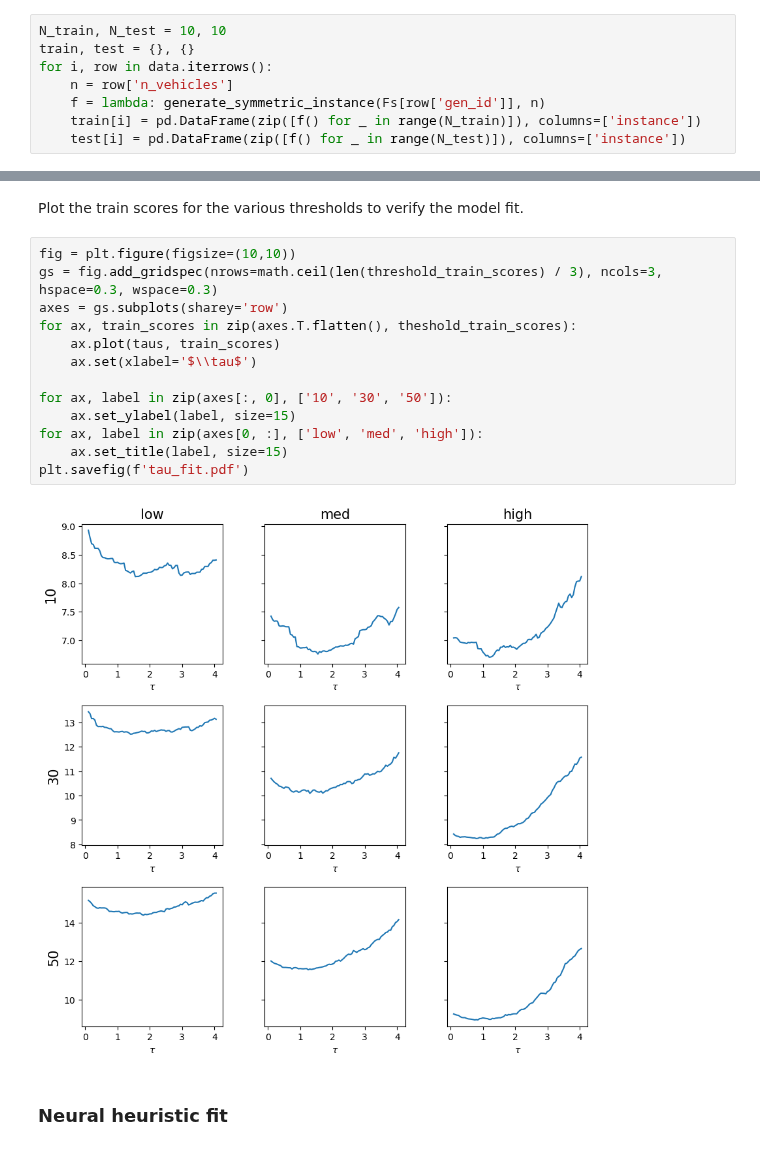
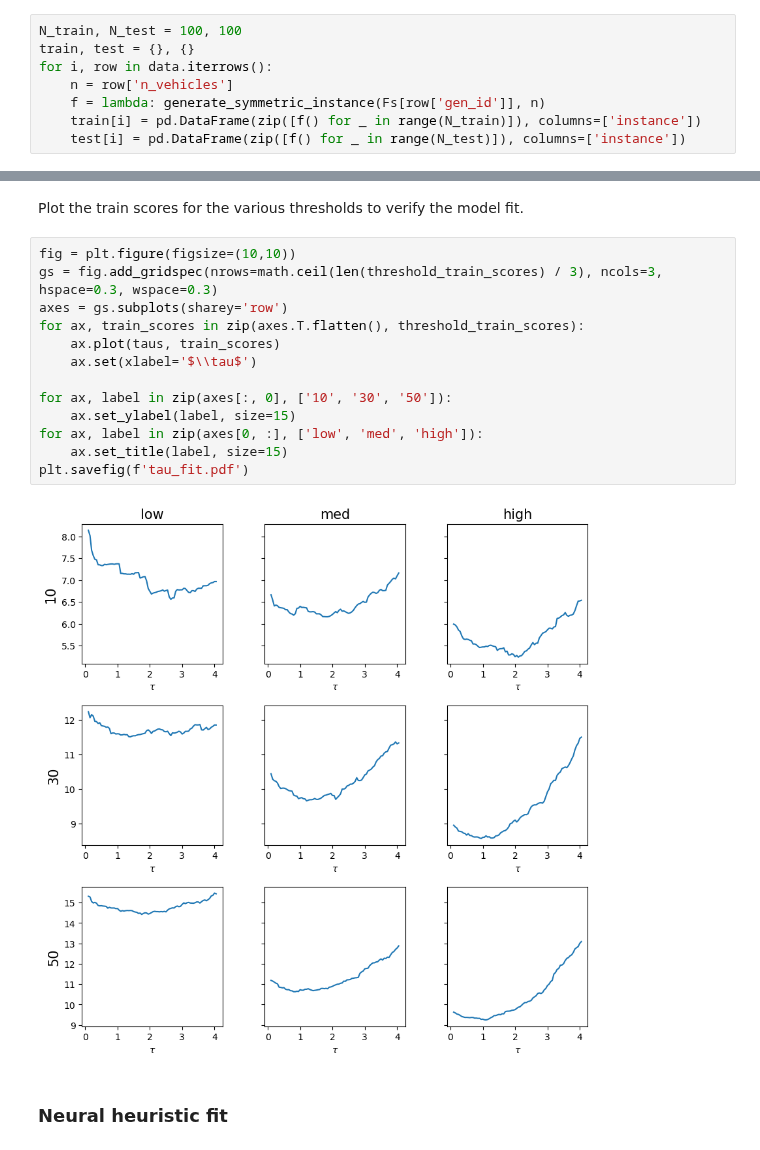
Before and after one commit to jeroenvanriel/traffic-scheduling, a Jupyter notebook: single/comparison.ipynb, the cells around one changed output, grey strips where cells are left out. Cells and saved outputs as stored; diff of their text form.

```diff
--- a/single/comparison.ipynb
+++ b/single/comparison.ipynb
@@ -320,7 +201,7 @@ data
 # %% [markdown]
 For each specification, we generate some training instances and some test instances that will be used in the final optimality evaluation.
 # %%
-N_train, N_test = 10, 10
+N_train, N_test = 100, 100
 train, test = {}, {}
 for i, row in data.iterrows():
     n = row['n_vehicles']
@@ -365,18 +458,18 @@ Plot the train scores for the various thresholds to verify the model fit.
 # %%
 fig = plt.figure(figsize=(10,10))
 gs = fig.add_gridspec(nrows=math.ceil(len(threshold_train_scores) / 3), ncols=3, hspace=0.3, wspace=0.3)
 axes = gs.subplots(sharey='row')
-for ax, train_scores in zip(axes.T.flatten(), theshold_train_scores):
+for ax, train_scores in zip(axes.T.flatten(), threshold_train_scores):
     ax.plot(taus, train_scores)
     ax.set(xlabel='$\\tau$')
 
 for ax, label in zip(axes[:, 0], ['10', '30', '50']):
     ax.set_ylabel(label, size=15)
 for ax, label in zip(axes[0, :], ['low', 'med', 'high']):
     ax.set_title(label, size=15)
 plt.savefig(f'tau_fit.pdf')
 # %% [output]
-[figure, old version]
+[figure, new version]
 # %% [markdown]
 ### Neural heuristic fit
 # %% [markdown]
```
Also changed, not shown: parts of 54 cells of this notebook.
